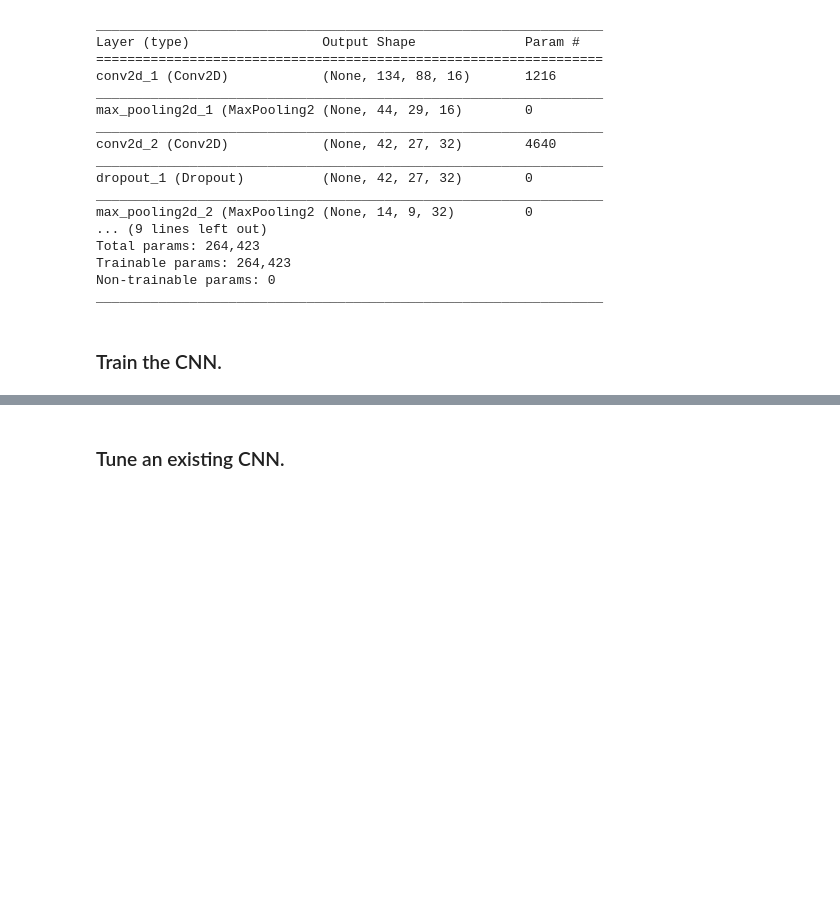
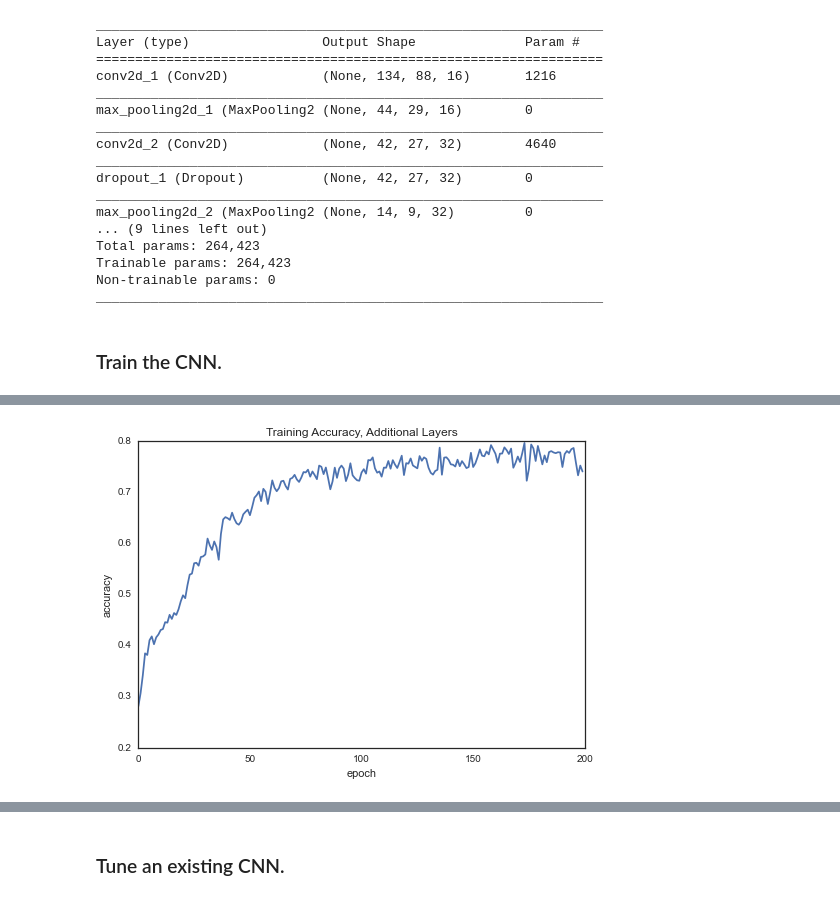
Before and after one commit to TedHeuer/CS109bFinalProject, a Jupyter notebook: Milestone4.ipynb, the cells around one changed output, grey strips where cells are left out. Drawn from its saved outputs; the diff is of its cells as text; code cells hidden in the pictures; blank space fills up the shorter version.

```diff
--- a/Milestone4.ipynb
+++ b/Milestone4.ipynb
@@ -292,0 +353,13 @@ plt.ylabel("accuracy")
+# %%
+# The actual training of the CNN using the parameters and model previously specified.
+# The validation set is a split of the stratified sampled training data.
+history2 = model2.fit(x_train, y_train,
+                    batch_size=batch_size,
+                    epochs=epochs,
+                    verbose=1,
+                    validation_split = 0.15)
+
+# Evaluate the performance on the unused testing set.
+score2 = model2.evaluate(x_test, y_test, verbose=0)
+print('Test loss:', score2[0])
+print('Test accuracy:', score2[1])
@@ -292,0 +401,10 @@ plt.ylabel("accuracy")
+# %%
+# here is a visualization of the training process
+# typically we gain a lot in the beginning and then
+# training slows down
+plt.plot(history2.history['acc'])
+plt.xlabel("epoch")
+plt.ylabel("accuracy")
+plt.title("Training Accuracy, Additional Layers");
+# %% [output]
+[figure, added]
```
Also changed, not shown: parts of 15 cells of this notebook.
